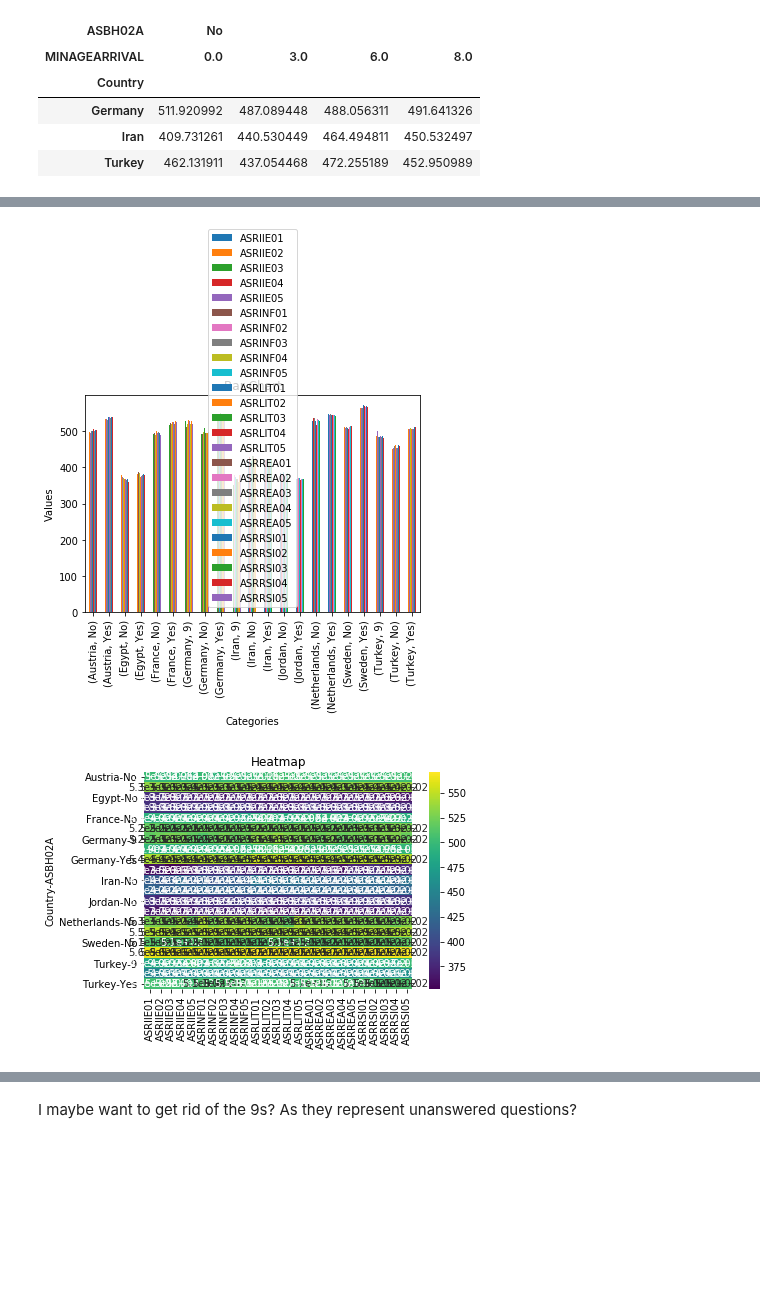
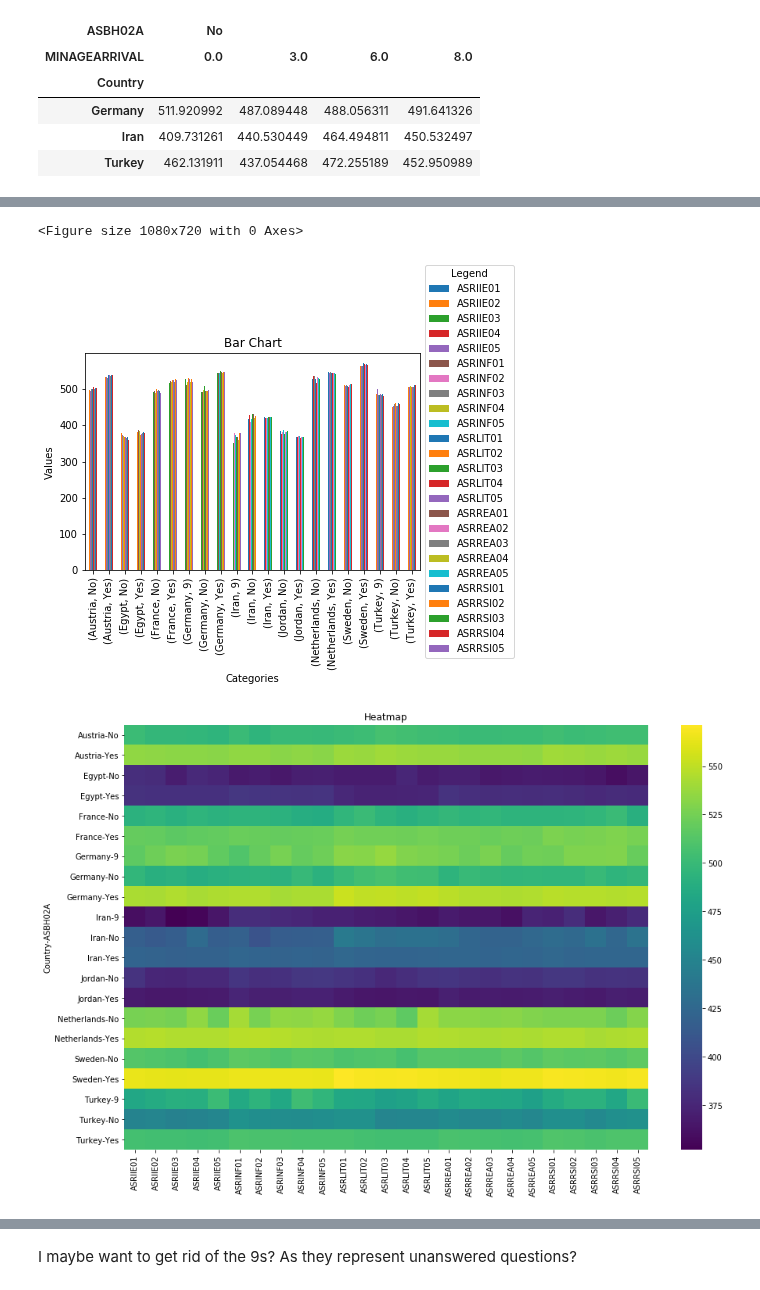
Before and after one commit to SophieESpencer/Comparison, a Jupyter notebook: Practice Analysis.ipynb, the cells around one changed output, grey strips where cells are left out. Drawn from its saved outputs; the diff is of its cells as text; code cells hidden in the pictures; blank space fills up the shorter version.

Commit message:
Practice Analysis - messing around with plots

```diff
--- a/Practice Analysis.ipynb
+++ b/Practice Analysis.ipynb
@@ -128,19 +128,23 @@ pivot_df_multiplexreadingscore
 |  | Yes | 505.533630 | 504.930404 | 504.895552 | 504.408851 | 505.034311 | 509.563346 | 508.329178 | 508.026870 | 507.804170 | ... |
 # %%
 import matplotlib.pyplot as plt
-
-pivot_df_multiplexreadingscore.plot(kind='bar')
+plt.figure(figsize=(15,10))
+ax = pivot_df_multiplexreadingscore.plot(kind='bar')
 plt.title('Bar Chart')
 plt.xlabel('Categories')
 plt.ylabel('Values')
+# Move the legend outside the plot
+ax.legend(loc='center left', bbox_to_anchor=(1, 0.5), title='Legend')
+
 plt.show()
 # %% [output]
+<Figure size 1080x720 with 0 Axes>
-[figure, old version]
+[figure, new version]
 # %%
 import seaborn as sns
-
-sns.heatmap(pivot_df_multiplexreadingscore, annot=True, cmap='viridis')
+plt.figure(figsize=(15,10))
+sns.heatmap(pivot_df_multiplexreadingscore, annot=False, cmap='viridis')
 plt.title('Heatmap')
 plt.show()
 # %% [output]
-[figure, old version]
+[figure, new version]
```
Also changed, not shown: parts of 3 cells of this notebook, 1 other file.
